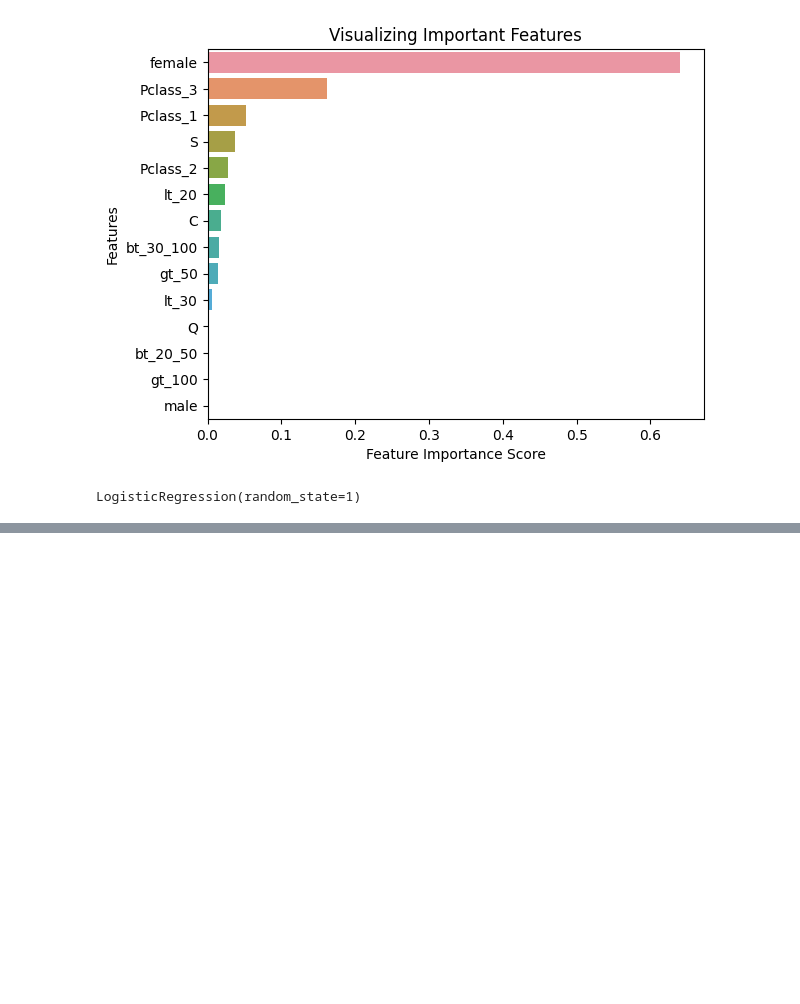
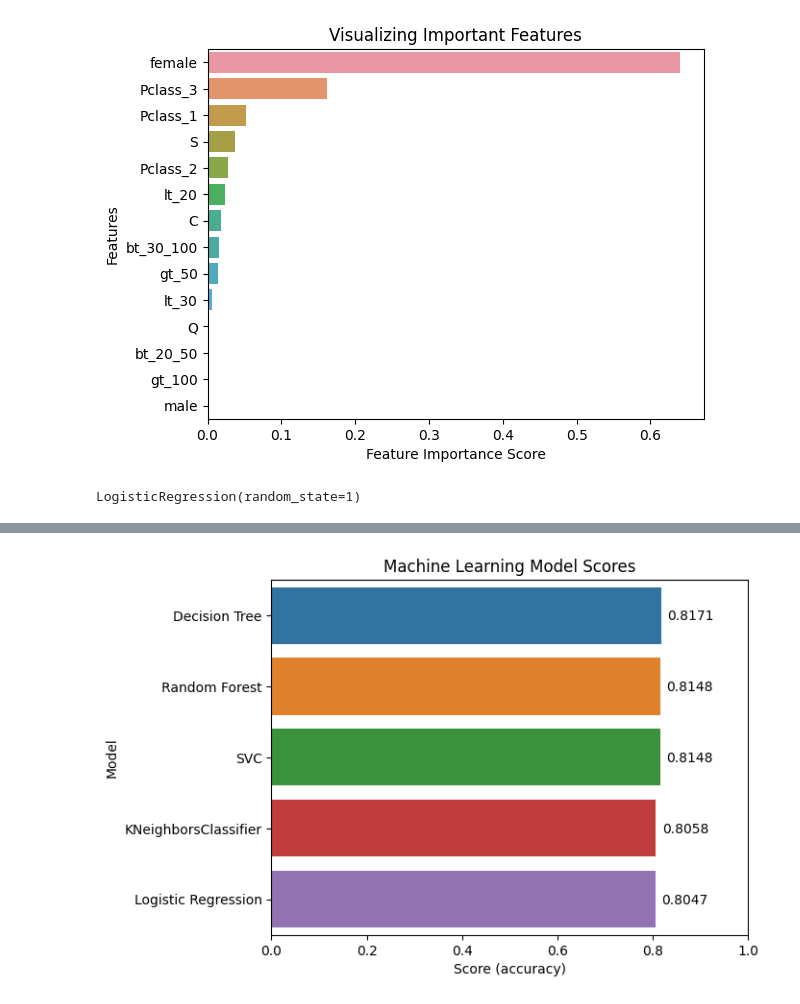
Before and after one commit to danielpedrini/titanic_disaster, a Jupyter notebook: titanic_disaster.ipynb, the cells around one changed output, grey strips where cells are left out. Cells and saved outputs as stored; diff of their text form; code cells hidden in the pictures; blank space fills up the shorter version.

```diff
--- a/titanic_disaster.ipynb
+++ b/titanic_disaster.ipynb
@@ -189,3 +202,8 @@ model.score(X_train, y_train)
 y_pred = model.predict(X_test)
 submission = pd.DataFrame({'PassengerId': df_test['PassengerId'], 'Survived': y_pred})
 submission.to_csv('./data/processed/submission_logistic_regression.csv', index=False)
+# %%
+# Usar o modelo de classificação KNeighborsClassifier
+from sklearn.neighbors import KNeighborsClassifier
+model = KNeighborsClassifier(n_neighbors=5)
+model.fit(X_train, y_train)
@@ -191,0 +212,2 @@ submission.to_csv('./data/processed/submission_logistic_regression.csv', index=F
+# %%
+kn_score = model.score(X_train, y_train)
@@ -191,0 +219,5 @@ submission.to_csv('./data/processed/submission_logistic_regression.csv', index=F
+# %%
+# Usar o modelo de classificação SVC
+from sklearn.svm import SVC
+model = SVC(random_state=1)
+model.fit(X_train, y_train)
@@ -191,0 +226,2 @@ submission.to_csv('./data/processed/submission_logistic_regression.csv', index=F
+# %%
+svm_score = model.score(X_train, y_train)
@@ -191,0 +240,4 @@ submission.to_csv('./data/processed/submission_logistic_regression.csv', index=F
+# %%
+grafbarscores(['Random Forest', rf_score], ['Decision Tree', dtree_score], ['Logistic Regression', lr_score], ['KNeighborsClassifier', kn_score], ['SVC', svm_score])
+# %% [output]
+[figure, added]
```
Also changed, not shown: parts of 8 cells of this notebook, 1 other file.
